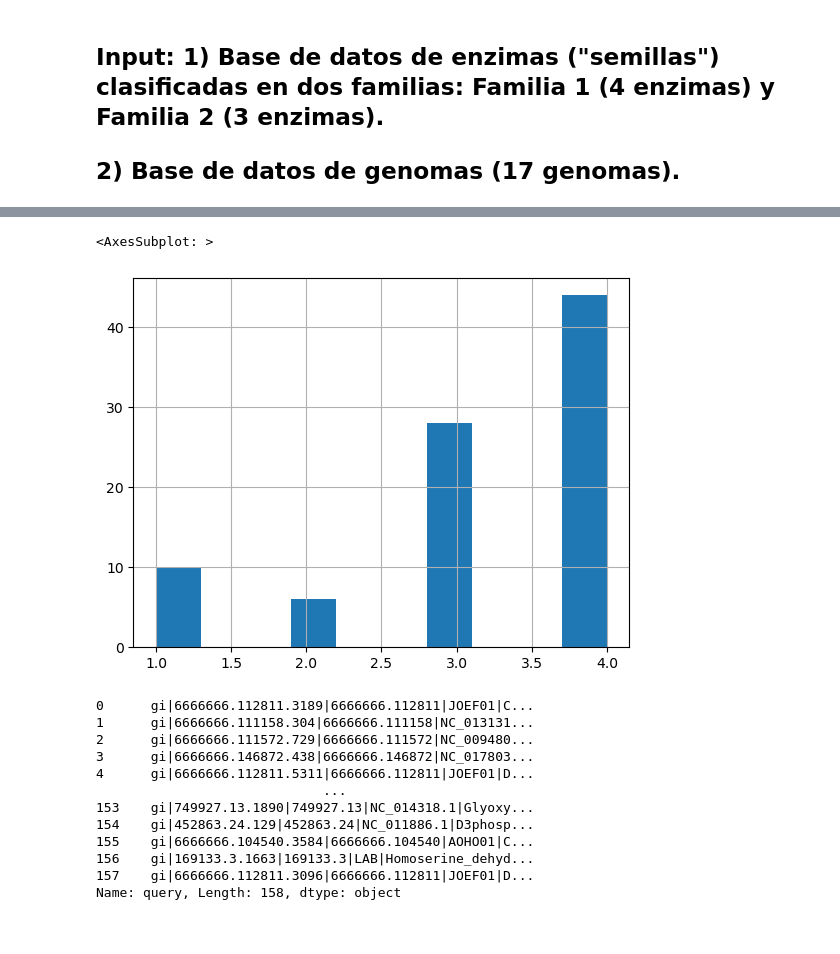
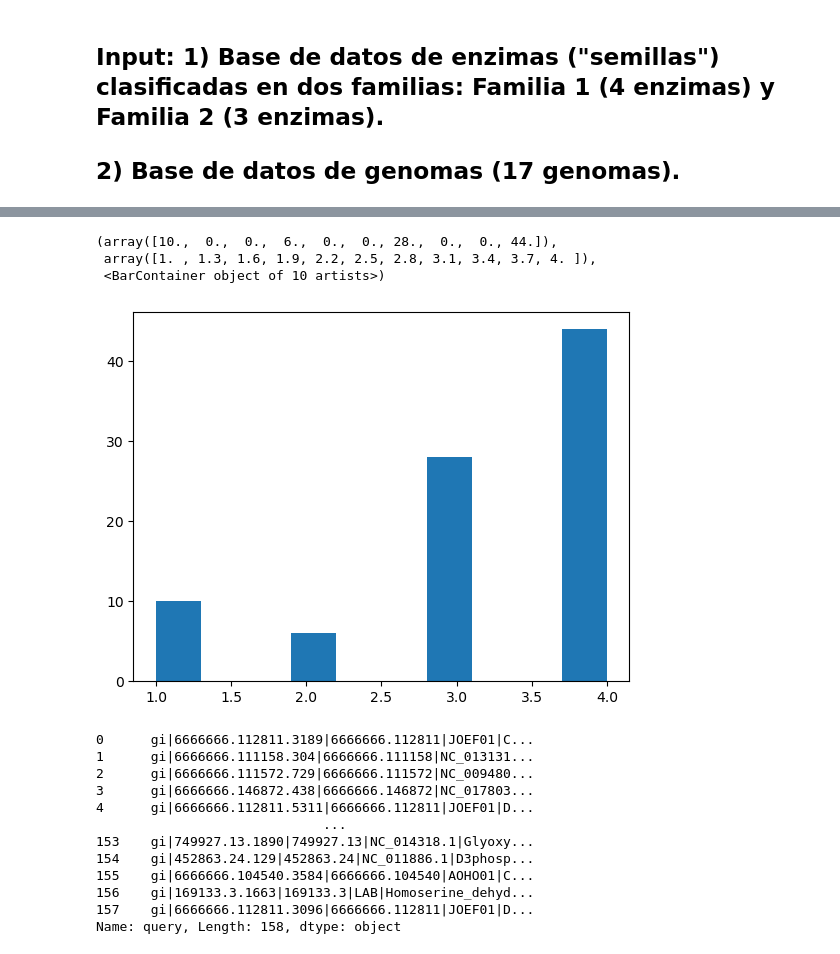
Before and after one commit to CsarMijangos/CsarPos, a Jupyter notebook: Jupyter_notebooks/Obtener_Exp_Fam.ipynb, the cells around one changed output, grey strips where cells are left out. Saved outputs shown, nothing was run; the diff lists cells and outputs as text; code cells hidden in the pictures.

```diff
--- a/Jupyter_notebooks/Obtener_Exp_Fam.ipynb
+++ b/Jupyter_notebooks/Obtener_Exp_Fam.ipynb
@@ -64,11 +70,14 @@ df1
 # %%
 DF1 = df1[df1["bitscore"]>=100]
 DF1
 #DF1.hist(column = "bitscore")
-DF1["subject"].value_counts().hist()
+#DF1["subject"].value_counts().hist()
+plt.hist(DF1["subject"].value_counts())
 # %% [output]
-<AxesSubplot: >
+(array([10.,  0.,  0.,  6.,  0.,  0., 28.,  0.,  0., 44.]),
+ array([1. , 1.3, 1.6, 1.9, 2.2, 2.5, 2.8, 3.1, 3.4, 3.7, 4. ]),
+ <BarContainer object of 10 artists>)
-[figure, old version]
+[figure, new version]
 # %%
 df2["query"]
 # %% [output]
```
Also changed, not shown: parts of 18 cells of this notebook, 2 other files.
